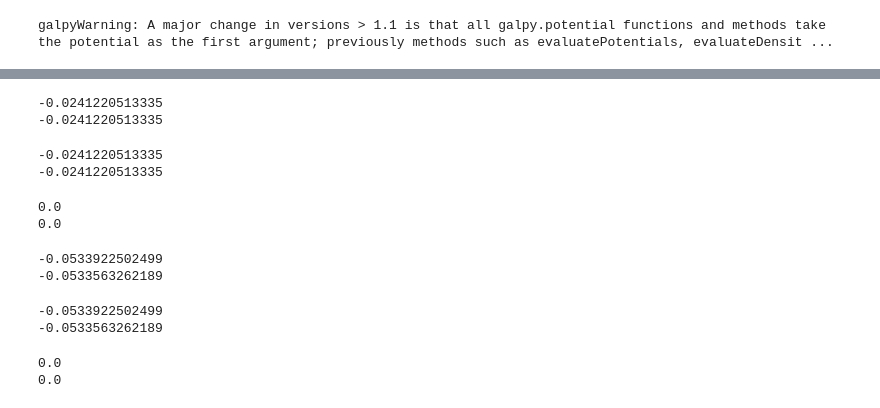
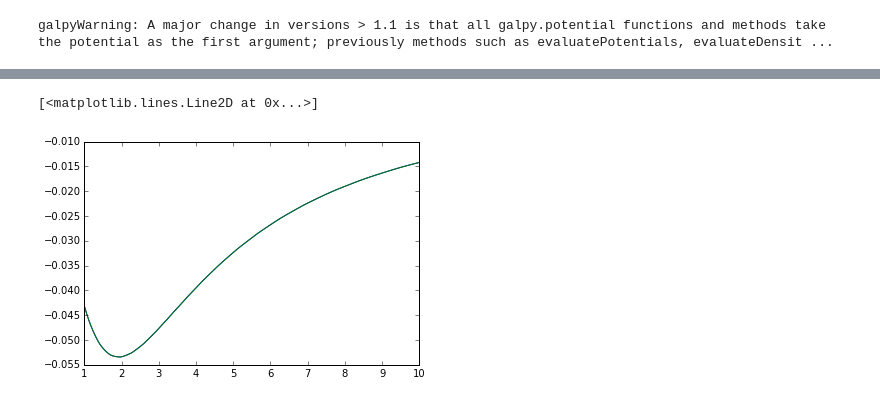
Before and after one commit to SeaifanAladdin/galpy-notebook, a Jupyter notebook: galpy/SCFPotential_forces.ipynb, the cells around one changed output, grey strips where cells are left out. Cells and saved outputs as stored; diff of their text form; code cells hidden in the pictures.

```diff
--- a/galpy/SCFPotential_forces.ipynb
+++ b/galpy/SCFPotential_forces.ipynb
@@ -23,38 +47,6 @@ scf = SCFPotential(Acos=Acos,Asin=Asin)
 # %%
-print scf._Rforce(2., 2,1.)
-print h._Rforce(2.,2,1.)
+plt.plot(R, scf._Rforce(R,2,1))
+plt.plot(R, nfw._Rforce(R, 2, 1))
 # %% [output]
--0.0241220513335
--0.0241220513335
+[<matplotlib.lines.Line2D at 0x...>]
+[figure, added]
-# %%
-print scf._zforce(2.,2.,1.)
-print h._zforce(2.,2.,1.)
-# %% [output]
--0.0241220513335
--0.0241220513335
-# %%
-print scf._phiforce(1,2.,1.)
-print h._phiforce(1,2.,1.)
-# %% [output]
-0.0
-0.0
-# %%
-Acos, Asin = compute_coeffs_spherical(rho_NFW,200, 1.)
-scf = SCFPotential(Acos=Acos,Asin=Asin)
-print scf._Rforce(2, 2,1)
-print nfw._Rforce(2,2,1)
-# %% [output]
--0.0533922502499
--0.0533563262189
-# %%
-print scf._zforce(2, 2 ,1)
-print nfw._zforce(2,2, 1)
-# %% [output]
--0.0533922502499
--0.0533563262189
-# %%
-print scf._phiforce(1,2.,1.)
-print h._phiforce(1,2.,1.)
-# %% [output]
-0.0
-0.0
```
Also changed, not shown: parts of 12 cells of this notebook.
